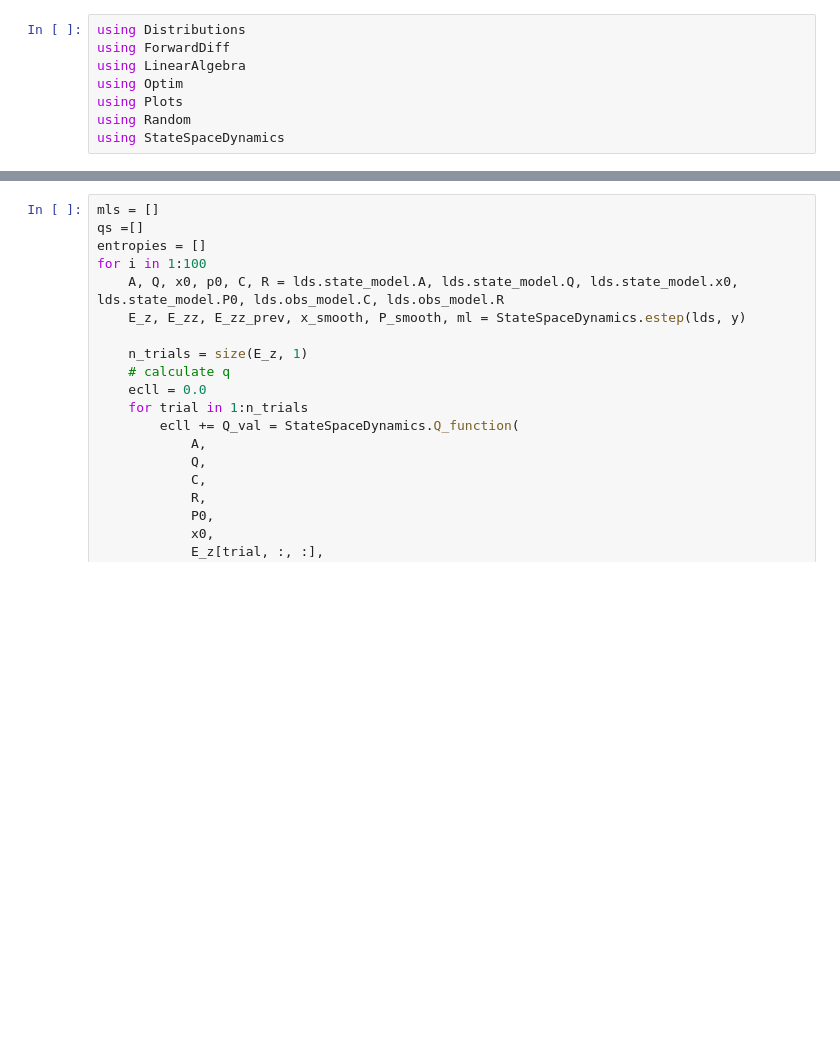
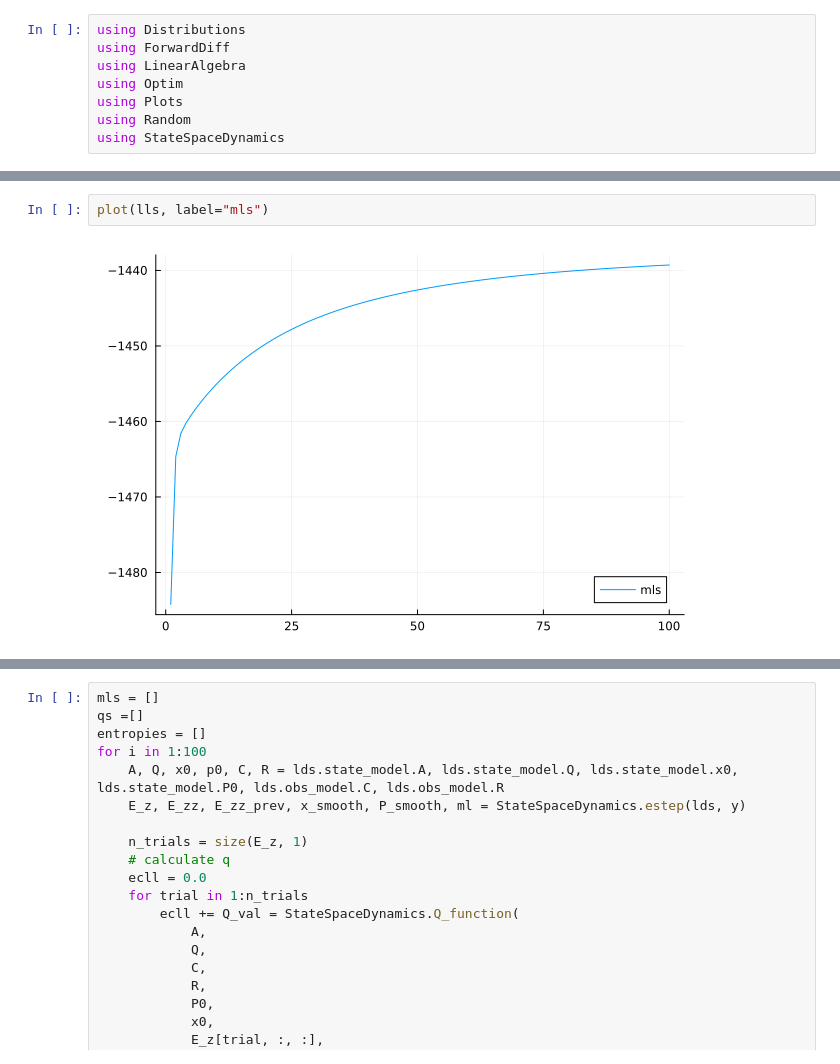
Before and after one commit to depasquale-lab/StateSpaceDynamics.jl, a Jupyter notebook: notebooks/LDS.ipynb, the cells around one changed output, grey strips where cells are left out. Drawn from its saved outputs; the diff is of its cells as text; blank space fills up the shorter version.

```diff
--- a/notebooks/LDS.ipynb
+++ b/notebooks/LDS.ipynb
@@ -72,0 +83,4 @@ plot(lls)
+# %%
+plot(lls, label="mls")
+# %% [output]
+[figure, added]
```
Also changed, not shown: parts of 16 cells of this notebook, 9 other files.
